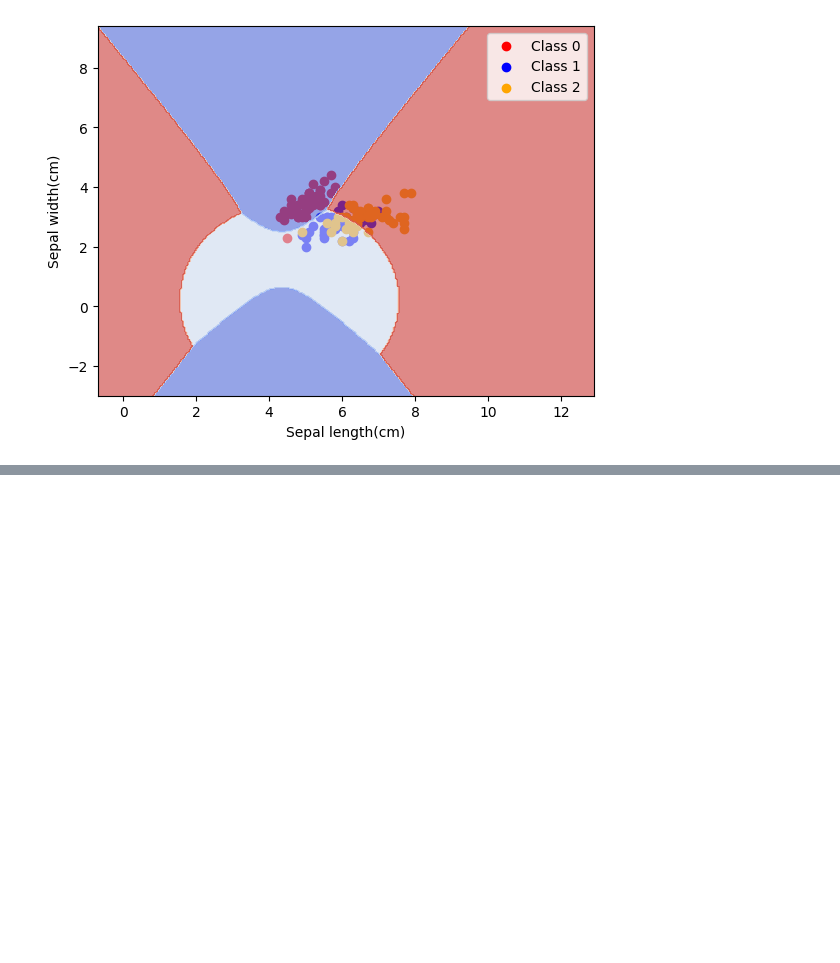
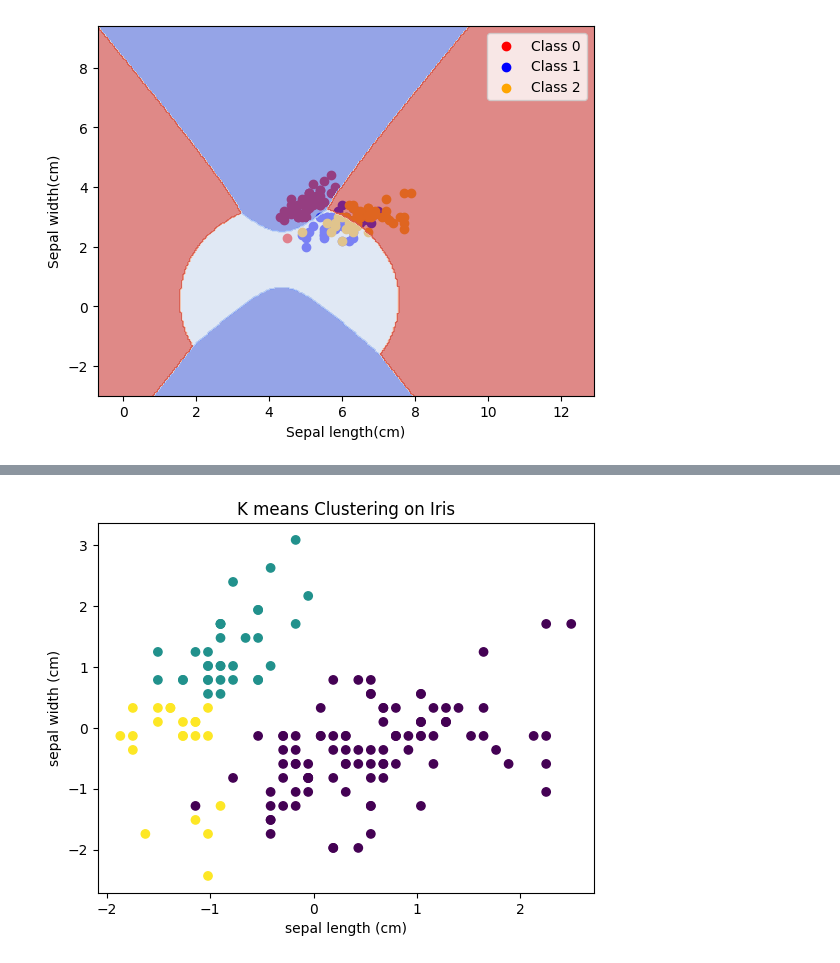
Before and after one commit to amandeep-singh28/Machine-Learning-Revision, a Jupyter notebook: 02_Practice.ipynb, the cells around one changed output, grey strips where cells are left out. Cells and saved outputs as stored; diff of their text form; code cells hidden in the pictures; blank space fills up the shorter version.

```diff
--- a/02_Practice.ipynb
+++ b/02_Practice.ipynb
@@ -443,0 +483,2 @@ plt.show()
+# %%
+X_df = pd.DataFrame(X, columns = ['sepal length (cm)', 'sepal width (cm)', 'petal length (cm)', 'petal width (cm)'])
@@ -443,0 +513,2 @@ plt.show()
+# %%
+X_df['cluster_label'] = model.labels_
@@ -443,0 +524,8 @@ plt.show()
+# %%
+plt.scatter(X_df['sepal length (cm)'], X_df['sepal width (cm)'], c = X_df['cluster_label'])
+plt.xlabel('sepal length (cm)')
+plt.ylabel('sepal width (cm)')
+plt.title('K means Clustering on Iris')
+plt.show()
+# %% [output]
+[figure, added]
```
Also changed, not shown: parts of 11 cells of this notebook.
